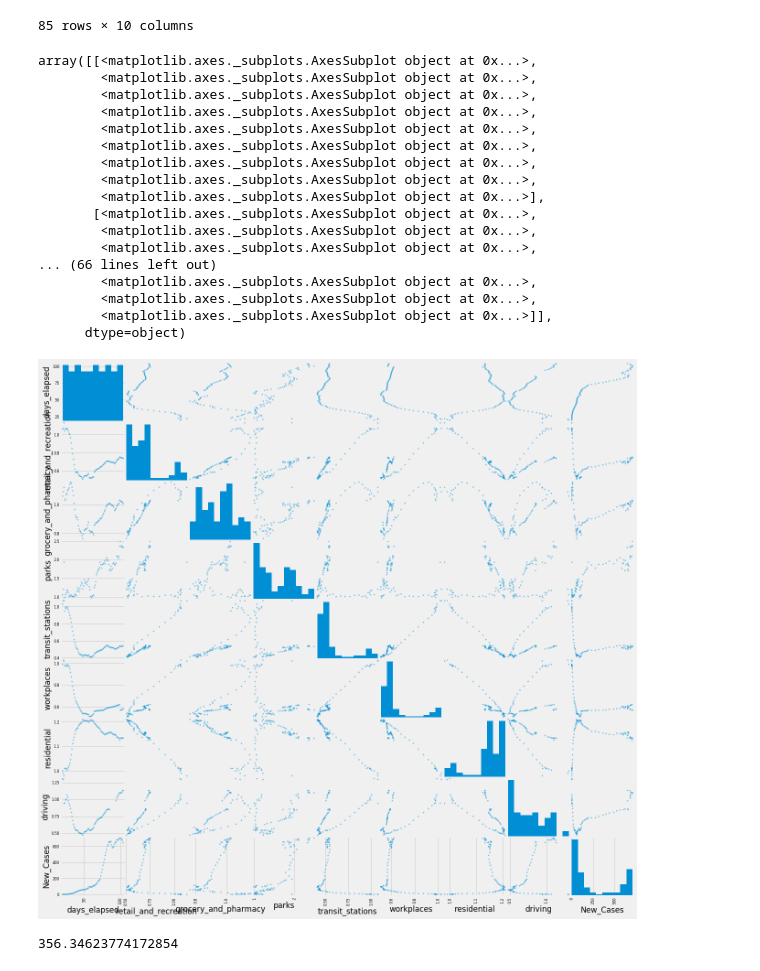
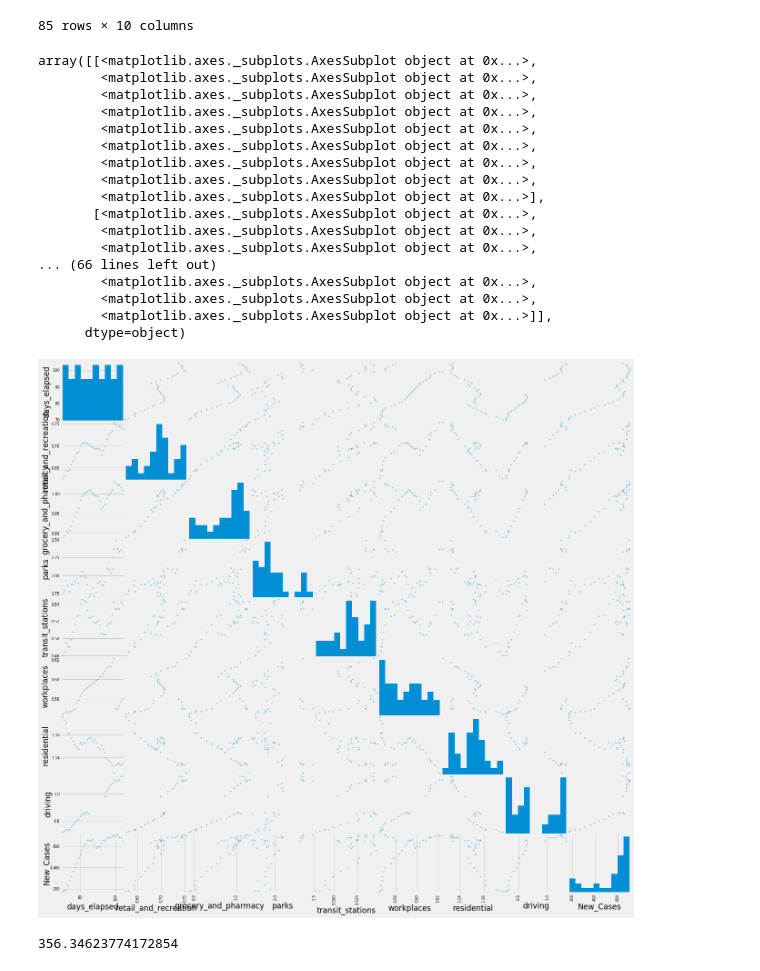
Before and after one commit to Jbudnick/Covid-19-Forecasting, a Jupyter notebook: notebooks/EDA.ipynb, the cells around one changed output. Saved outputs shown, nothing was run; the diff lists cells and outputs as text; code cells hidden in the pictures.

```diff
--- a/notebooks/EDA.ipynb
+++ b/notebooks/EDA.ipynb
@@ -163,6 +159,7 @@ class reg_model(object):
 import pandas as pd
 import numpy as np
 import datetime
+
 
 def create_spline(x, y, day_delay, t=7):
     '''
@@ -218,7 +215,7 @@ def replace_with_moving_averages(df, cols, day_delay, xcol='days_elapsed'):
     return df_ma
 
 
-def load_and_clean_data(new_cases_per_pop = True):
+def load_and_clean_data(new_cases_per_pop=True):
     '''
     Arguments: new_cases_per_pop = True
     Sets up and generates dataframe for analysis
@@ -295,17 +292,17 @@ def load_and_clean_data(new_cases_per_pop = True):
     state_pops = pd.read_csv('data/pop_by_state.csv',
                              header=1, usecols=['State', 'Pop'])
     state_area = pd.read_csv('data/state_area.csv',
-                             usecols=['State', 'TotalArea'])
+                             usecols=['State', 'LandArea'])
     state_pops.rename(columns={'State': 'state'}, inplace=True)
     state_area.rename(columns={'State': 'state'}, inplace=True)
     state_pops = state_pops.merge(state_area, on='state')
-    state_pops['pop_density'] = state_pops['Pop'] / state_pops['TotalArea']
+    state_pops['pop_density'] = state_pops['Pop'] / state_pops['LandArea']
 
     if new_cases_per_pop == True:
         state_pops['Pop'] = state_pops['Pop'] / 1000000
         covid_df = covid_df.merge(state_pops, on='state')
         covid_df['New_Cases_per_pop'] = covid_df['New_Cases'] / covid_df['Pop']
-        covid_df.drop(['TotalArea', 'Pop'], axis=1, inplace=True)
+        covid_df.drop(['LandArea', 'Pop'], axis=1, inplace=True)
         covid_df.drop(['New_Cases'], axis=1, inplace=True)
 
     #2 missing park values; manually fill them in with average of surrounding value
@@ -317,7 +314,7 @@ def load_and_clean_data(new_cases_per_pop = True):
     return covid_df
 
 
-def fill_na_with_surround(df, col, ind_loc = 'iloc'):
+def fill_na_with_surround(df, col, ind_loc='iloc'):
     '''
     Can be used to fill NA values with the average of the two surrounding values in a series of missing values.
     Note: Currently only tested if one continuous series of non numeric values exists in the specified col.
@@ -359,8 +356,9 @@ threshold = 450
 '''
 Import scripts from other .py files
 '''
-# from reg_model_class import reg_model
-# from data_clean_script import clean_data, replace_initial_values, replace_with_moving_averages, load_and_clean_data, create_spline, convert_to_date, fill_na_with_surround
+from src.reg_model_class import reg_model
+from src.data_clean_script import clean_data, replace_initial_values, replace_with_moving_averages, load_and_clean_data, create_spline, convert_to_date, fill_na_with_surround
+
 
 def state_plot(state, df):
     fig, axes = plt.subplots(8, 1, figsize=(12, 15))
@@ -470,9 +468,12 @@ def generate_prediction_df(level, total_x, total_y, predictions=21):
 #     pred_y = fill_diagonals(pred_df,y_pred, rf_model.model, n_interval = 21)[1][-pred_df.shape[0]:]
     return pred_df, pred_y
 
-def state_analysis(covid_df, state = 'New York'):
+
+def state_analysis(covid_df, state='New York'):
     '''
     Produces random forest model for specified state, returns tuple of model and time series dataframe
+    Note: This class is intended for loading training data, use other_state class
+    from State_Comparison.py for prediction and insights on other states
     '''
     mask1 = (covid_df['state'] == state)
     state_df = covid_df[mask1]
@@ -480,7 +481,7 @@ def state_analysis(covid_df, state = 'New York'):
     X = state_df.iloc[:, 1: -1]
 
     #Calculate moving average, use as target variable instead of raw new cases/pop
-    smooth_x, smooth_y = create_spline(X['days_elapsed'], y, day_delay = 0)
+    smooth_x, smooth_y = create_spline(X['days_elapsed'], y, day_delay=0)
     mov_avg_df = pd.DataFrame([smooth_x, smooth_y]).T
     mov_avg_df.columns = ('days_elapsed', 'Daily New Cases')
     state_df = replace_with_moving_averages(
@@ -494,13 +495,14 @@ def state_analysis(covid_df, state = 'New York'):
     fill_na_with_surround(revised_df, 'driving')
 
     #Only one state is currently considered in this study, no need to compare pop_density
-    revised_df.drop('pop_density', axis=1, inplace=True)
+#     revised_df.drop('pop_density', axis=1, inplace=True)
 
     #Create time series dataframe, fit it into model and evaluate
     values = revised_df.values
+    num_cols = len(revised_df.columns)
     ts_frame_data = series_to_supervised(values, revised_df.columns, 21, 1)
     ts_frame_data = ts_frame_data.iloc[:,
-                                       8:-5:9].join(ts_frame_data.iloc[:, -9:])
+                                       num_cols-1:-num_cols + 1:num_cols].join(ts_frame_data.iloc[:, -num_cols:])
     ts_frame_data.index.name = state
     ts_y = ts_frame_data.pop('Daily New Cases(t)')
     ts_x = ts_frame_data
@@ -509,9 +511,10 @@ def state_analysis(covid_df, state = 'New York'):
     rf_model.evaluate_model(print_err_metric=True)
     return rf_model, ts_x, ts_y
 
+
 if __name__ == '__main__':
     covid_df = load_and_clean_data()
-    NY_rf, NY_ts_df, NY_ts_y = state_analysis(covid_df, state = 'New York')
+    NY_rf, NY_ts_df, NY_ts_y = state_analysis(covid_df, state='New York')
 
     #Plots in notebooks/EDA.ipynb
 # %% [output]
@@ -721,26 +722,26 @@ Minnesota_Analysis.df
 85 rows × 10 columns
 # %%
 from pandas.plotting import scatter_matrix
-scatter_matrix(Minnesota_Analysis.df, figsize = (20,20))
+scatter_matrix(Minnesota_Analysis.df.iloc[50:], figsize = (20,20))
 # %% [output]
 array([[<matplotlib.axes._subplots.AxesSubplot object at 0x...>,
         <matplotlib.axes._subplots.AxesSubplot object at 0x...>,
         <matplotlib.axes._subplots.AxesSubplot object at 0x...>,
         <matplotlib.axes._subplots.AxesSubplot object at 0x...>,
         <matplotlib.axes._subplots.AxesSubplot object at 0x...>,
         <matplotlib.axes._subplots.AxesSubplot object at 0x...>,
         <matplotlib.axes._subplots.AxesSubplot object at 0x...>,
         <matplotlib.axes._subplots.AxesSubplot object at 0x...>,
         <matplotlib.axes._subplots.AxesSubplot object at 0x...>],
        [<matplotlib.axes._subplots.AxesSubplot object at 0x...>,
         <matplotlib.axes._subplots.AxesSubplot object at 0x...>,
         <matplotlib.axes._subplots.AxesSubplot object at 0x...>,
 ... (66 lines left out)
         <matplotlib.axes._subplots.AxesSubplot object at 0x...>,
         <matplotlib.axes._subplots.AxesSubplot object at 0x...>,
         <matplotlib.axes._subplots.AxesSubplot object at 0x...>]],
       dtype=object)
-[figure, old version]
+[figure, new version]
 # %%
 Min_y = Minnesota_Analysis.ts_df.pop('Daily New Cases(t)')
 # %%
```
Also changed, not shown: parts of 8 cells of this notebook, 8 other files.
